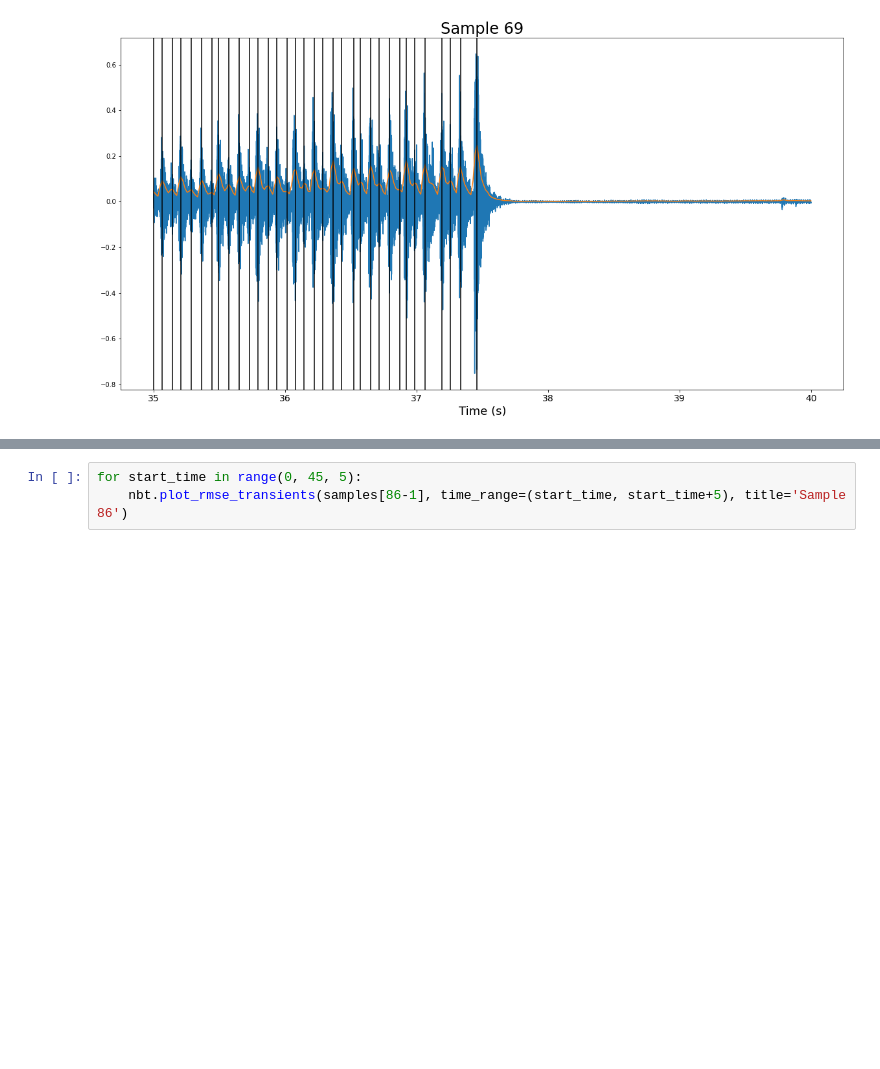
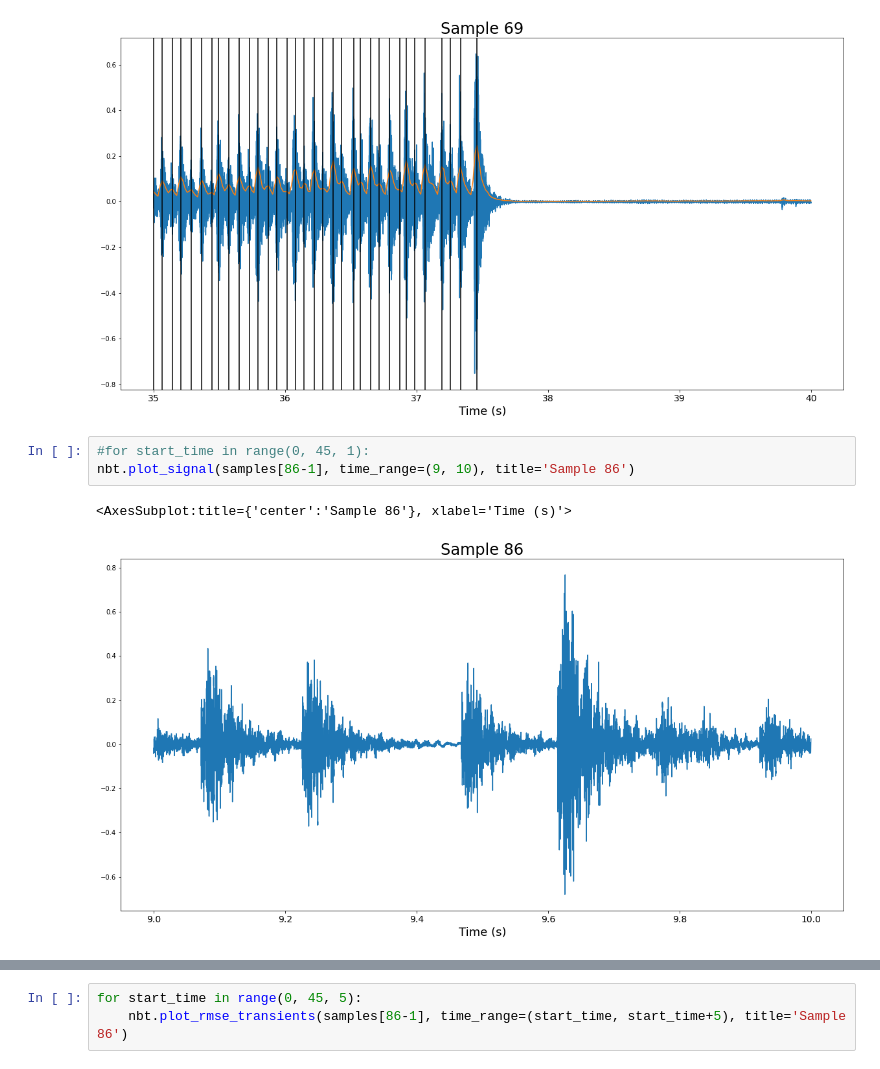
Before and after one commit to prestondunton/rhythm_regression, a Jupyter notebook: Data_Inspection.ipynb, the cells around one changed output, grey strips where cells are left out. Drawn from its saved outputs; the diff is of its cells as text; blank space fills up the shorter version.

```diff
--- a/Data_Inspection.ipynb
+++ b/Data_Inspection.ipynb
@@ -103,3 +103,9 @@ for start_time in range(0, 40, 5):
 [figure]
 [figure]
 [figure]
+# %%
+#for start_time in range(0, 45, 1):
+nbt.plot_signal(samples[86-1], time_range=(9, 10), title='Sample 86')
+# %% [output]
+<AxesSubplot:title={'center':'Sample 86'}, xlabel='Time (s)'>
+[figure, added]
```
Also changed, not shown: parts of 1 cell of this notebook, 2 other files.
